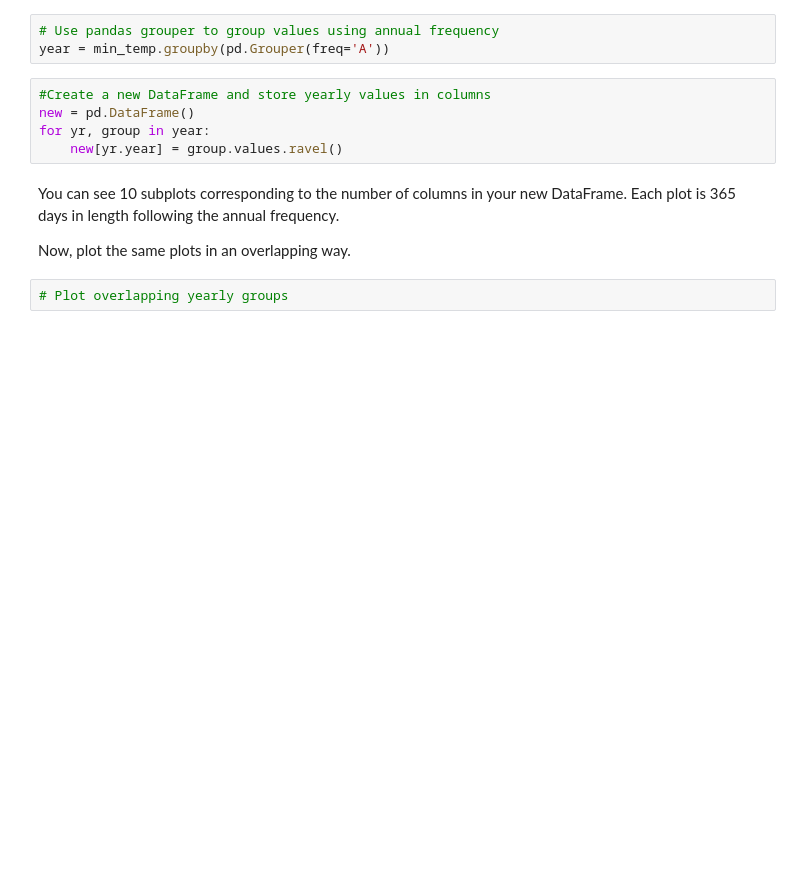
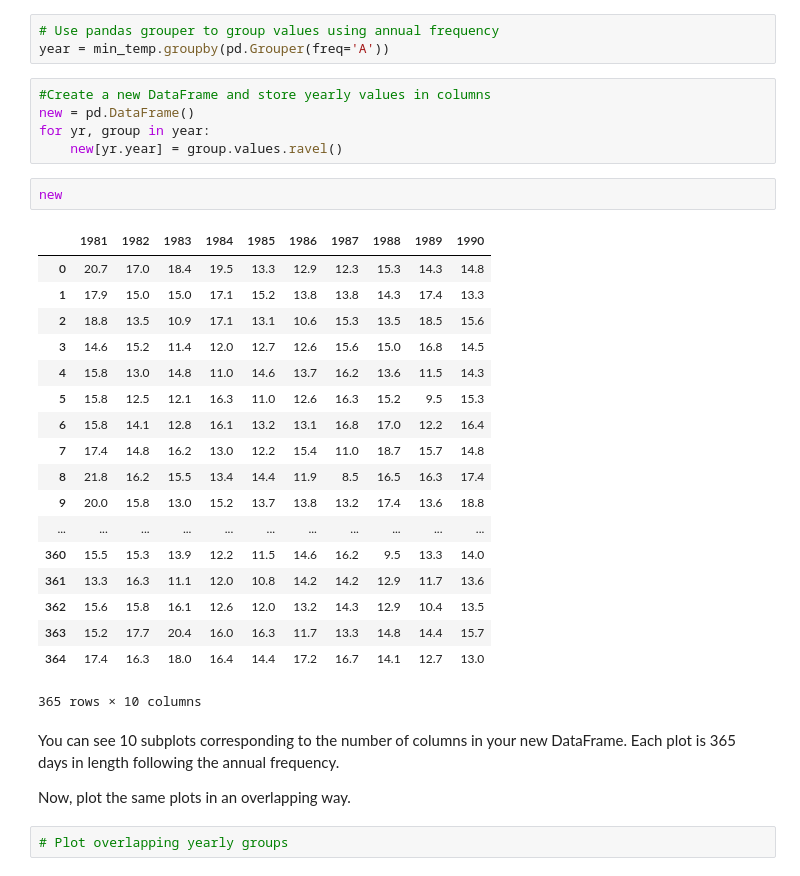
Before and after one commit to minotaur142/dsc-visualizing-time-series-data-lab-nyc-ds-060319, a Jupyter notebook: index.ipynb, the cells around one changed output. Drawn from its saved outputs; the diff is of its cells as text; blank space fills up the shorter version.

```diff
--- a/index.ipynb
+++ b/index.ipynb
@@ -126,6 +126,27 @@ year = min_temp.groupby(pd.Grouper(freq='A'))
 new = pd.DataFrame()
 for yr, group in year:
     new[yr.year] = group.values.ravel()
+# %%
+new
+# %% [output]
+|  | 1981 | 1982 | 1983 | 1984 | 1985 | 1986 | 1987 | 1988 | 1989 | 1990 |
+| 0 | 20.7 | 17.0 | 18.4 | 19.5 | 13.3 | 12.9 | 12.3 | 15.3 | 14.3 | 14.8 |
+| 1 | 17.9 | 15.0 | 15.0 | 17.1 | 15.2 | 13.8 | 13.8 | 14.3 | 17.4 | 13.3 |
+| 2 | 18.8 | 13.5 | 10.9 | 17.1 | 13.1 | 10.6 | 15.3 | 13.5 | 18.5 | 15.6 |
+| 3 | 14.6 | 15.2 | 11.4 | 12.0 | 12.7 | 12.6 | 15.6 | 15.0 | 16.8 | 14.5 |
+| 4 | 15.8 | 13.0 | 14.8 | 11.0 | 14.6 | 13.7 | 16.2 | 13.6 | 11.5 | 14.3 |
+| 5 | 15.8 | 12.5 | 12.1 | 16.3 | 11.0 | 12.6 | 16.3 | 15.2 | 9.5 | 15.3 |
+| 6 | 15.8 | 14.1 | 12.8 | 16.1 | 13.2 | 13.1 | 16.8 | 17.0 | 12.2 | 16.4 |
+| 7 | 17.4 | 14.8 | 16.2 | 13.0 | 12.2 | 15.4 | 11.0 | 18.7 | 15.7 | 14.8 |
+| 8 | 21.8 | 16.2 | 15.5 | 13.4 | 14.4 | 11.9 | 8.5 | 16.5 | 16.3 | 17.4 |
+| 9 | 20.0 | 15.8 | 13.0 | 15.2 | 13.7 | 13.8 | 13.2 | 17.4 | 13.6 | 18.8 |
+| ... | ... | ... | ... | ... | ... | ... | ... | ... | ... | ... |
+| 360 | 15.5 | 15.3 | 13.9 | 12.2 | 11.5 | 14.6 | 16.2 | 9.5 | 13.3 | 14.0 |
+| 361 | 13.3 | 16.3 | 11.1 | 12.0 | 10.8 | 14.2 | 14.2 | 12.9 | 11.7 | 13.6 |
+| 362 | 15.6 | 15.8 | 16.1 | 12.6 | 12.0 | 13.2 | 14.3 | 12.9 | 10.4 | 13.5 |
+| 363 | 15.2 | 17.7 | 20.4 | 16.0 | 16.3 | 11.7 | 13.3 | 14.8 | 14.4 | 15.7 |
+| 364 | 17.4 | 16.3 | 18.0 | 16.4 | 14.4 | 17.2 | 16.7 | 14.1 | 12.7 | 13.0 |
+365 rows × 10 columns
 # %% [markdown]
 You can see 10 subplots corresponding to the number of columns in your new DataFrame. Each plot is 365 days in length following the annual frequency.
 
```
